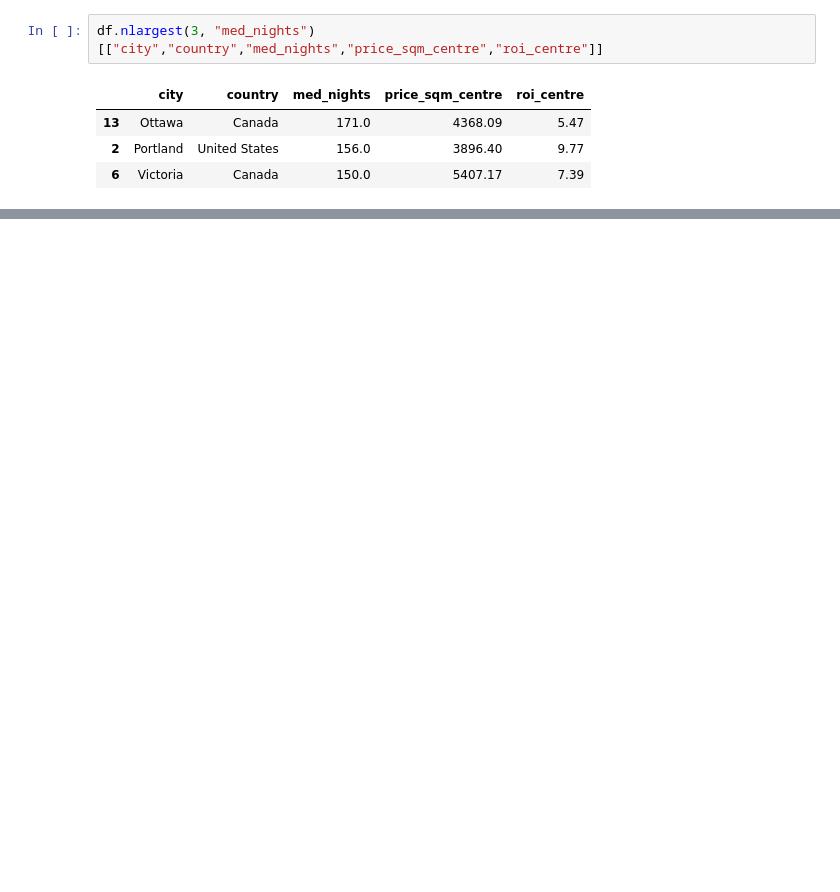
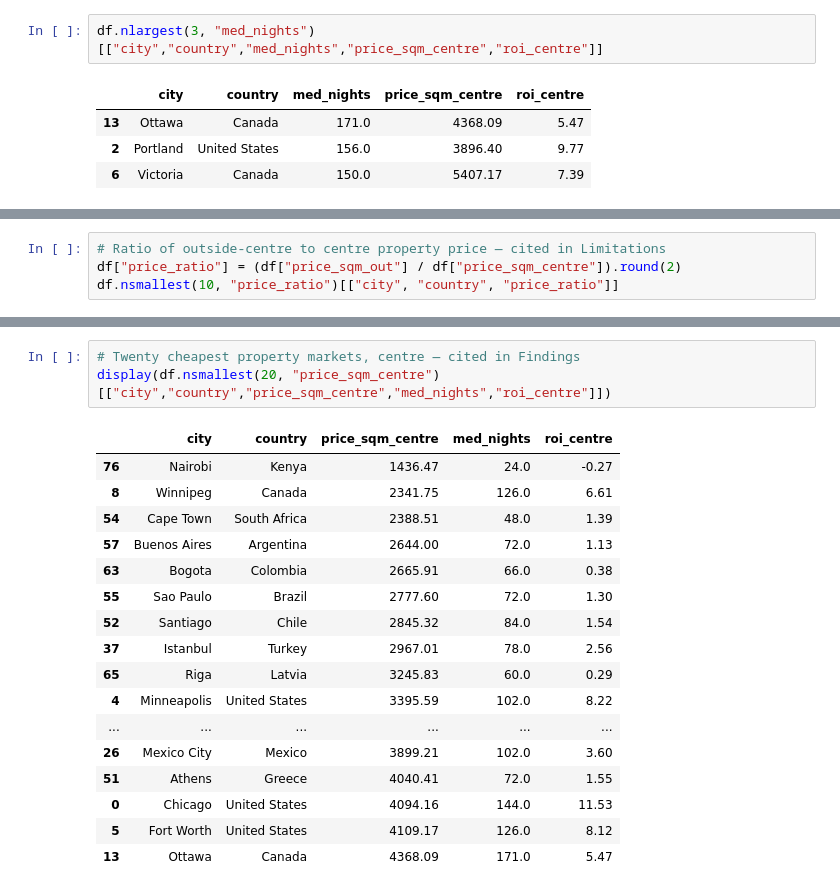
Before and after one commit to ramsesbenzari/airbnb-roi-analysis, a Jupyter notebook: notebooks/03_charts.ipynb, the cells around one changed output, grey strips where cells are left out. Cells and saved outputs as stored; diff of their text form; blank space fills up the shorter version.

```diff
--- a/notebooks/03_charts.ipynb
+++ b/notebooks/03_charts.ipynb
@@ -207,0 +222,4 @@ plt.show()
+# %%
+# Ratio of outside-centre to centre property price — cited in Limitations
+df["price_ratio"] = (df["price_sqm_out"] / df["price_sqm_centre"]).round(2)
+df.nsmallest(10, "price_ratio")[["city", "country", "price_ratio"]]
@@ -207,0 +238,21 @@ plt.show()
+# %%
+# Twenty cheapest property markets, centre — cited in Findings
+display(df.nsmallest(20, "price_sqm_centre")[["city","country","price_sqm_centre","med_nights","roi_centre"]])
+# %% [output]
+|  | city | country | price_sqm_centre | med_nights | roi_centre |
+| 76 | Nairobi | Kenya | 1436.47 | 24.0 | -0.27 |
+| 8 | Winnipeg | Canada | 2341.75 | 126.0 | 6.61 |
+| 54 | Cape Town | South Africa | 2388.51 | 48.0 | 1.39 |
+| 57 | Buenos Aires | Argentina | 2644.00 | 72.0 | 1.13 |
+| 63 | Bogota | Colombia | 2665.91 | 66.0 | 0.38 |
+| 55 | Sao Paulo | Brazil | 2777.60 | 72.0 | 1.30 |
+| 52 | Santiago | Chile | 2845.32 | 84.0 | 1.54 |
+| 37 | Istanbul | Turkey | 2967.01 | 78.0 | 2.56 |
+| 65 | Riga | Latvia | 3245.83 | 60.0 | 0.29 |
+| 4 | Minneapolis | United States | 3395.59 | 102.0 | 8.22 |
+| ... | ... | ... | ... | ... | ... |
+| 26 | Mexico City | Mexico | 3899.21 | 102.0 | 3.60 |
+| 51 | Athens | Greece | 4040.41 | 72.0 | 1.55 |
+| 0 | Chicago | United States | 4094.16 | 144.0 | 11.53 |
+| 5 | Fort Worth | United States | 4109.17 | 126.0 | 8.12 |
+| 13 | Ottawa | Canada | 4368.09 | 171.0 | 5.47 |
```
Also changed, not shown: parts of 30 cells of this notebook, 5 other files.
